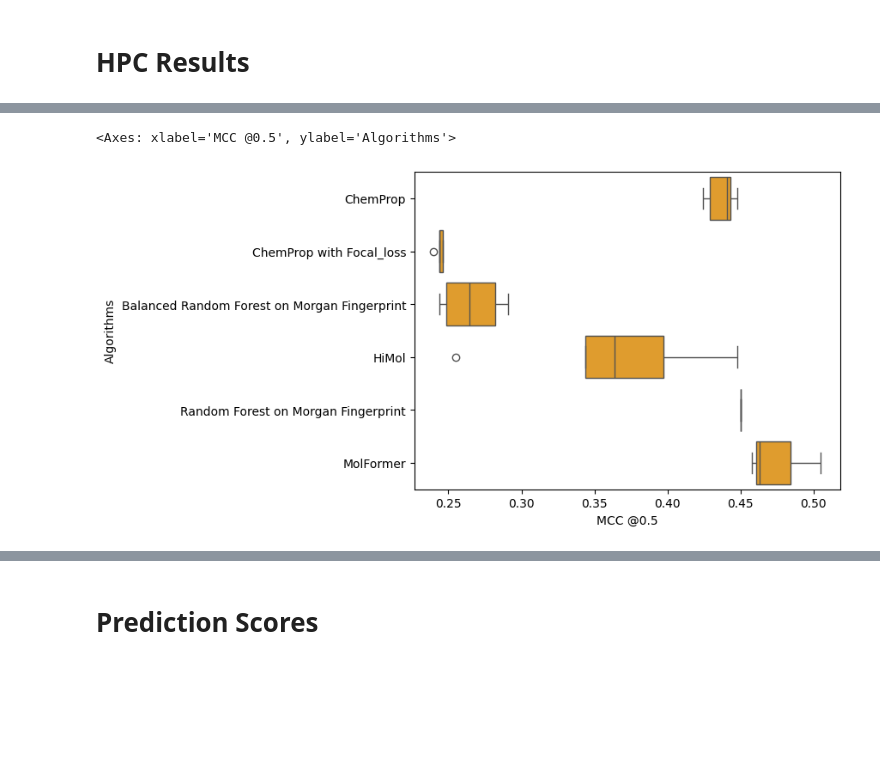
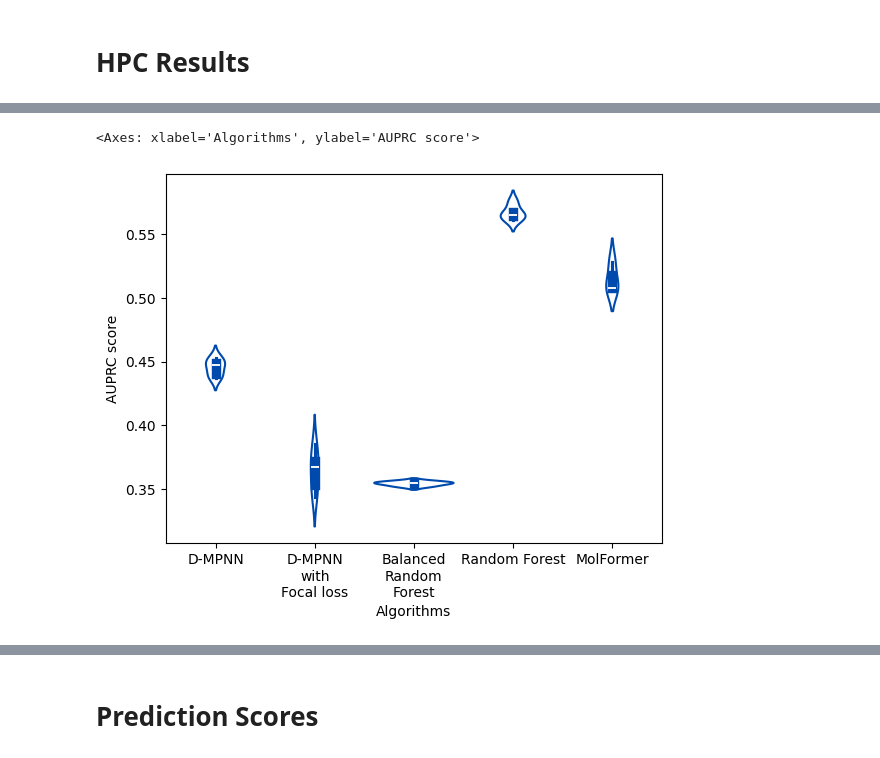
Before and after one commit to warastra/pneumoccusVS, a Jupyter notebook: results_analysis.ipynb, the cells around one changed output, grey strips where cells are left out. Cells and saved outputs as stored; diff of their text form; code cells hidden in the pictures; blank space fills up the shorter version.

```diff
--- a/results_analysis.ipynb
+++ b/results_analysis.ipynb
@@ -34,0 +16,6 @@ sns.boxplot(x=mrDF[mrDF.Algorithms.isin(excl)]['AUPRC score'], y=mrDF[mrDF.Algor
+# %%
+mrDF = pd.read_excel(r'..\processed_datasets\updated_HPC_results.xlsx')
+mrDF['Algorithms'] = mrDF['Algorithms'].str.replace('Balanced Random Forest','Balanced\nRandom\nForest')
+mrDF['Algorithms'] = mrDF['Algorithms'].str.replace('D-MPNN with Focal_loss','D-MPNN\nwith\nFocal loss')
+
+mrDF.Algorithms.unique()
@@ -35,5 +31,9 @@ sns.boxplot(x=mrDF[mrDF.Algorithms.isin(excl)]['AUPRC score'], y=mrDF[mrDF.Algor
 # %%
-sns.boxplot(x=mrDF[mrDF.Algorithms.isin(excl)]['MCC @0.5'], y=mrDF[mrDF.Algorithms.isin(excl)]["Algorithms"], color='#fca311')
+excl = ['D-MPNN', 'D-MPNN\nwith\nFocal loss',
+        'Random Forest', 'Balanced\nRandom\nForest', 'MolFormer']
+sns.violinplot(x=mrDF[mrDF.Algorithms.isin(excl)]['Algorithms'],
+               y=mrDF[mrDF.Algorithms.isin(excl)]["AUPRC score"],
+               color='#004aad', fill=False)
 # %% [output]
-<Axes: xlabel='MCC @0.5', ylabel='Algorithms'>
+<Axes: xlabel='Algorithms', ylabel='AUPRC score'>
-[figure, old version]
+[figure, new version]
```
Also changed, not shown: parts of 7 cells of this notebook, 11 other files.
